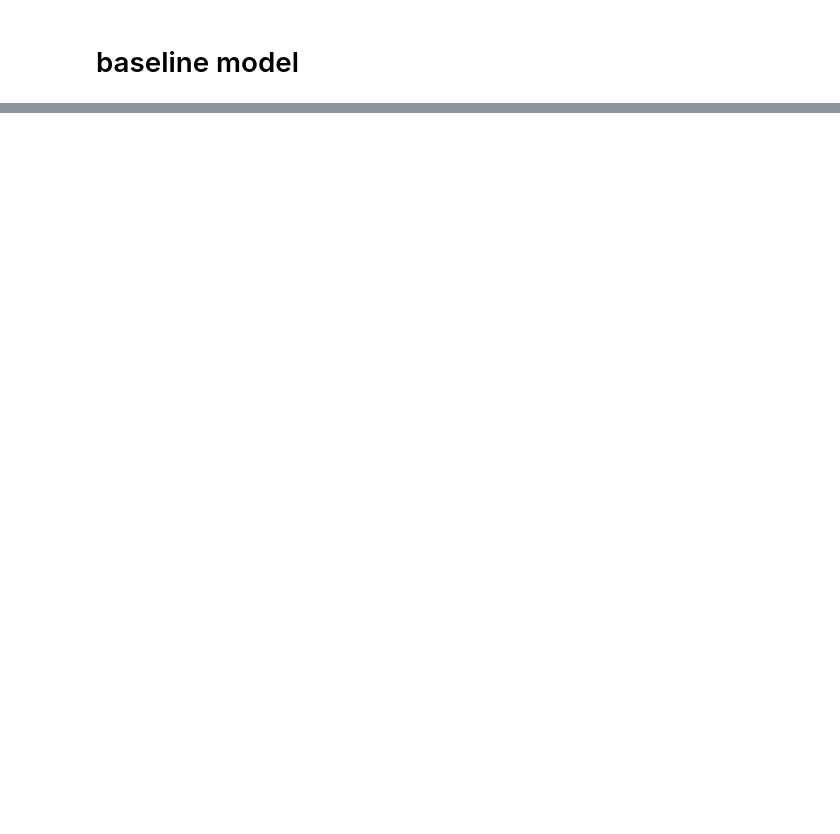
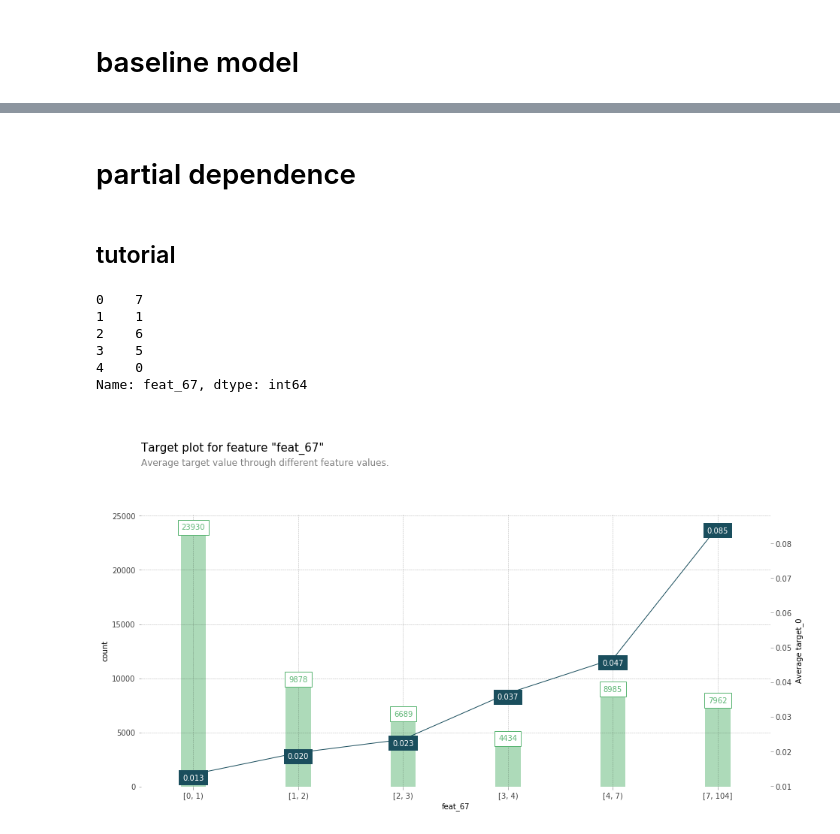
Before and after one commit to KienVu2368/tabint, a Jupyter notebook: nbs/partial dependence.ipynb, the cells around one changed output, grey strips where cells are left out. Cells and saved outputs as stored; diff of their text form; code cells hidden in the pictures; blank space fills up the shorter version.

```diff
--- a/nbs/partial dependence.ipynb
+++ b/nbs/partial dependence.ipynb
@@ -189,0 +96,4 @@ NameError: name 'x_trn' is not defined
+# %% [markdown]
+# partial dependence
+# %% [markdown]
+## tutorial
@@ -189,0 +103,22 @@ NameError: name 'x_trn' is not defined
+# %%
+test_otto = get_dataset.otto()
+otto_data = test_otto['data']
+otto_features = test_otto['features']
+otto_model = test_otto['rf_model']
+otto_target = test_otto['target']
+# %%
+otto_data['feat_67'].head()
+# %% [output]
+0    7
+1    1
+2    6
+3    5
+4    0
+Name: feat_67, dtype: int64
+# %%
+#target_plot
+fig, axes, summary_df = info_plots.target_plot(
+    df=otto_data, feature='feat_67', feature_name='feat_67', target=otto_target[1]
+)
+# %% [output]
+[figure, added]
```
Also changed, not shown: parts of 37 cells of this notebook, 4 other files.
